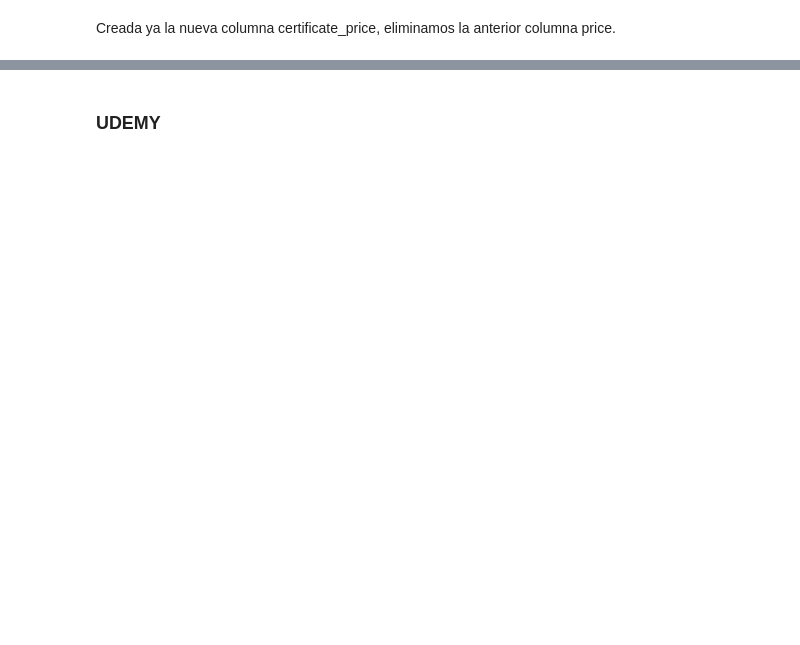
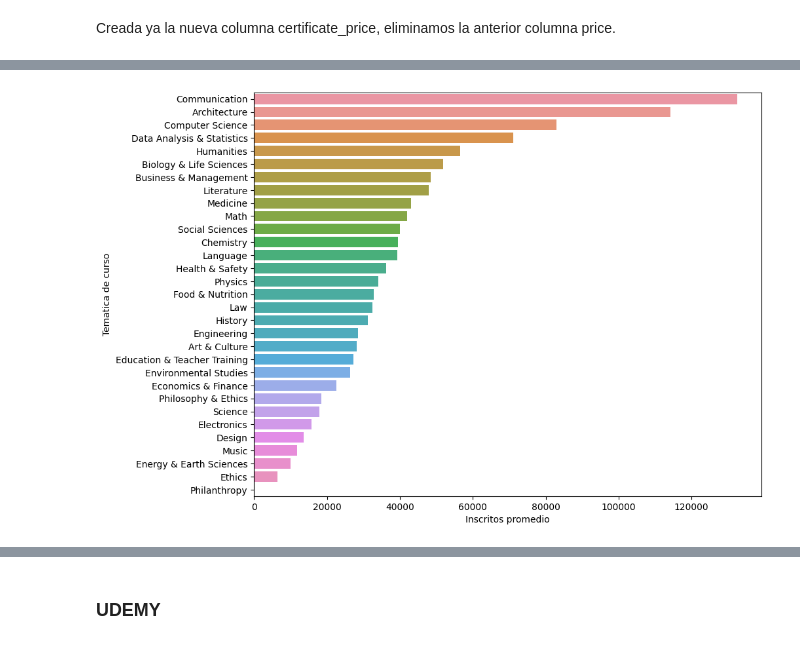
Before and after one commit to Magic-Mario/mooc_lab02, a Jupyter notebook: notebooks/tranforms_eda.ipynb, the cells around one changed output, grey strips where cells are left out. Cells and saved outputs as stored; diff of their text form; code cells hidden in the pictures; blank space fills up the shorter version.

```diff
--- a/notebooks/tranforms_eda.ipynb
+++ b/notebooks/tranforms_eda.ipynb
@@ -302,0 +336,12 @@ memory usage: 114.4+ KB
+# %%
+level_df = edx_df.groupby('subject')['n_enrolled'].mean()
+students_per_subject = pd.DataFrame({'subject': level_df.index, 'n_enrolled': level_df.values})
+students_per_subject = students_per_subject.sort_values('n_enrolled', ascending=False)
+
+fig, ax = plt.subplots(figsize=(10, 8))
+sns.barplot(y='subject', x='n_enrolled', data=students_per_subject)
+plt.xlabel('Inscritos promedio')
+plt.ylabel('Tematica de curso')
+plt.show()
+# %% [output]
+[figure, added]
```
Also changed, not shown: parts of 24 cells of this notebook, 1 other file.
